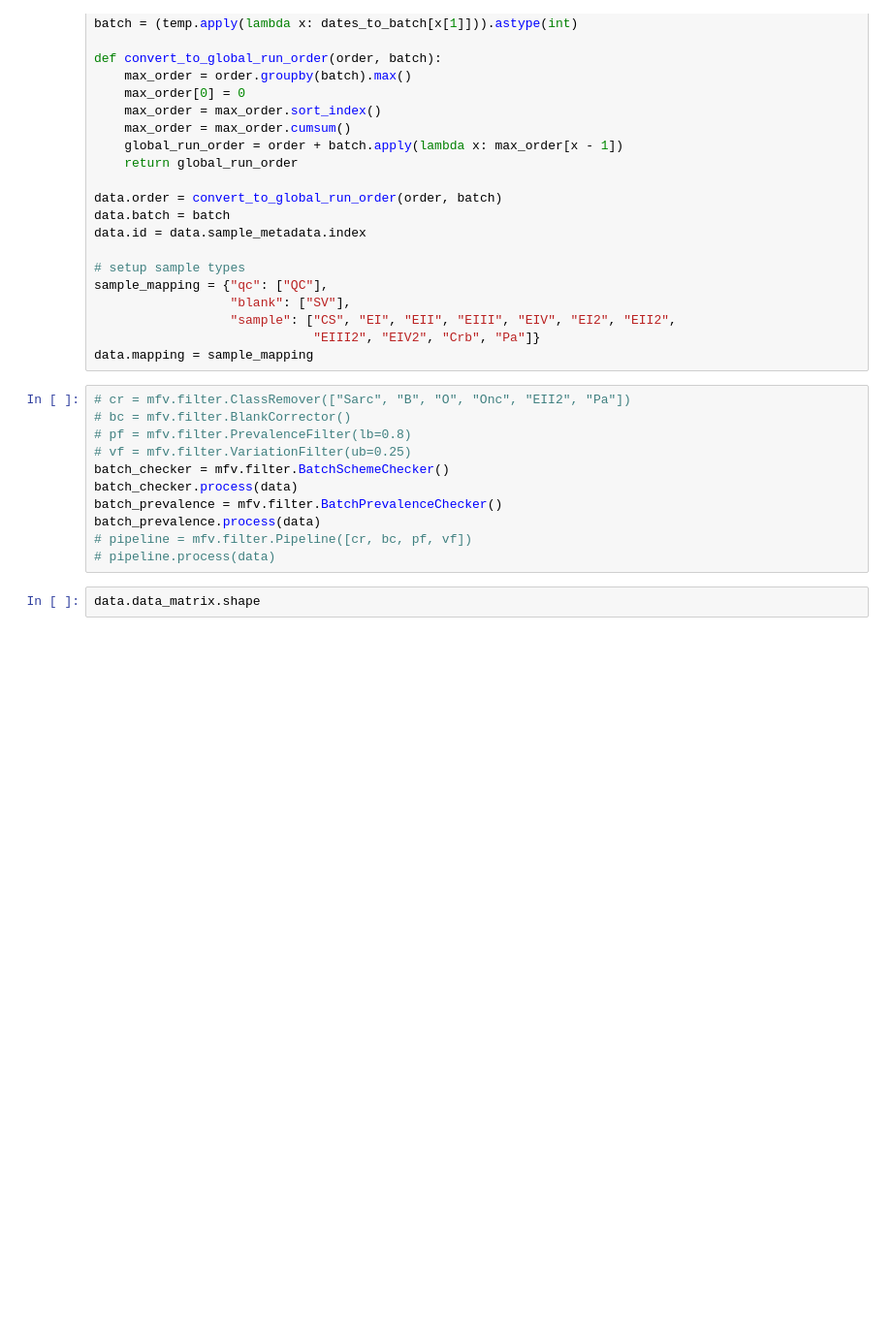
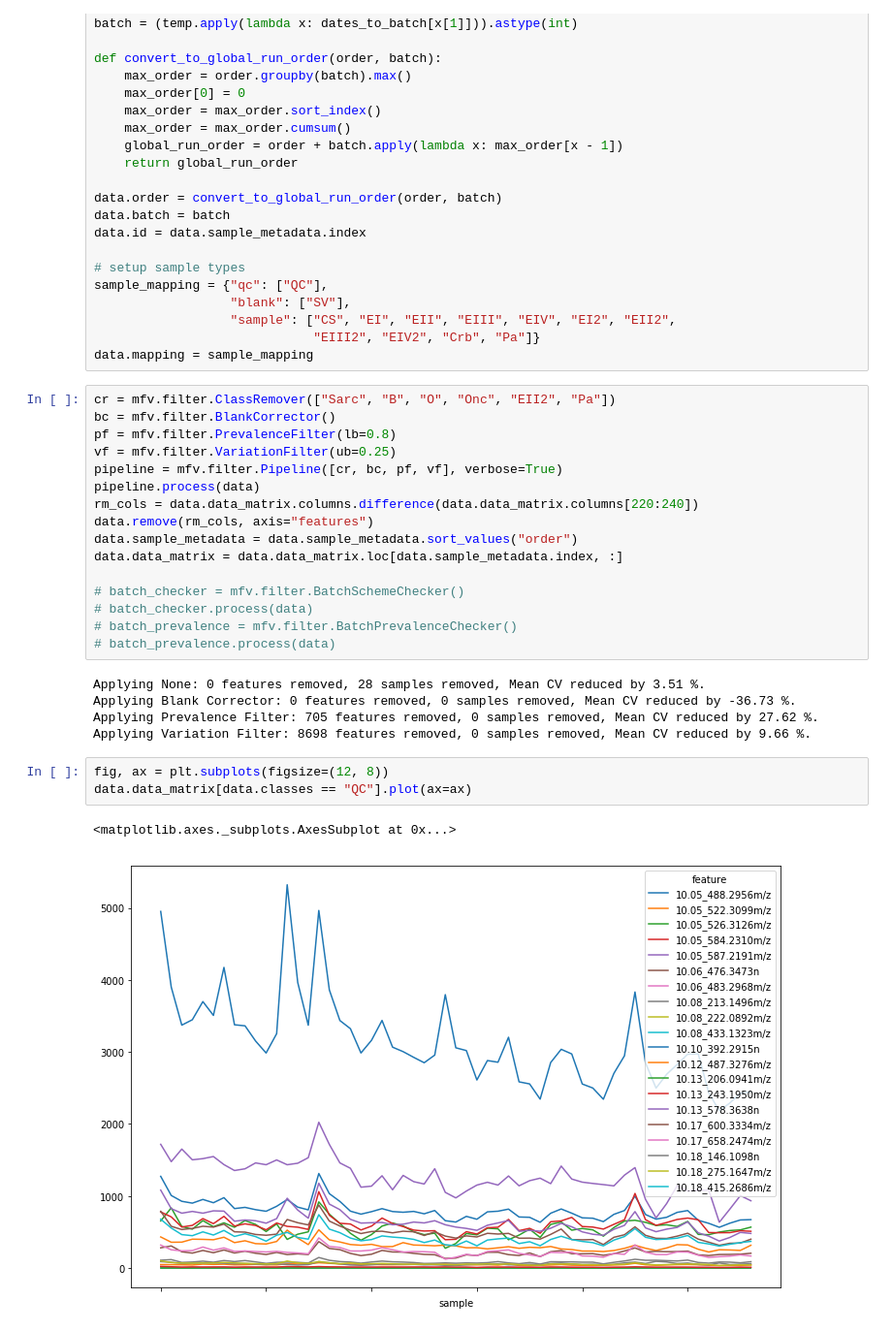
Before and after one commit to griquelme/tidyms, a Jupyter notebook: notebooks/pruebas_figuras.ipynb, the cells around one changed output. Shown: that part at 97% size. Drawn from its saved outputs; the diff is of its cells as text; blank space fills up the shorter version.

```diff
--- a/notebooks/pruebas_figuras.ipynb
+++ b/notebooks/pruebas_figuras.ipynb
@@ -35,15 +38,29 @@ sample_mapping = {"qc": ["QC"],
                              "EIII2", "EIV2", "Crb", "Pa"]}
 data.mapping = sample_mapping
 # %%
-# cr = mfv.filter.ClassRemover(["Sarc", "B", "O", "Onc", "EII2", "Pa"])
-# bc = mfv.filter.BlankCorrector()
-# pf = mfv.filter.PrevalenceFilter(lb=0.8)
-# vf = mfv.filter.VariationFilter(ub=0.25)
-batch_checker = mfv.filter.BatchSchemeChecker()
-batch_checker.process(data)
-batch_prevalence = mfv.filter.BatchPrevalenceChecker()
-batch_prevalence.process(data)
-# pipeline = mfv.filter.Pipeline([cr, bc, pf, vf])
-# pipeline.process(data)
+cr = mfv.filter.ClassRemover(["Sarc", "B", "O", "Onc", "EII2", "Pa"])
+bc = mfv.filter.BlankCorrector()
+pf = mfv.filter.PrevalenceFilter(lb=0.8)
+vf = mfv.filter.VariationFilter(ub=0.25)
+pipeline = mfv.filter.Pipeline([cr, bc, pf, vf], verbose=True)
+pipeline.process(data)
+rm_cols = data.data_matrix.columns.difference(data.data_matrix.columns[220:240])
+data.remove(rm_cols, axis="features")
+data.sample_metadata = data.sample_metadata.sort_values("order")
+data.data_matrix = data.data_matrix.loc[data.sample_metadata.index, :]
+
+# batch_checker = mfv.filter.BatchSchemeChecker()
+# batch_checker.process(data)
+# batch_prevalence = mfv.filter.BatchPrevalenceChecker()
+# batch_prevalence.process(data)
+# %% [output]
+Applying None: 0 features removed, 28 samples removed, Mean CV reduced by 3.51 %.
+Applying Blank Corrector: 0 features removed, 0 samples removed, Mean CV reduced by -36.73 %.
+Applying Prevalence Filter: 705 features removed, 0 samples removed, Mean CV reduced by 27.62 %.
+Applying Variation Filter: 8698 features removed, 0 samples removed, Mean CV reduced by 9.66 %.
-# %%
-data.data_matrix.shape
+# %%
+fig, ax = plt.subplots(figsize=(12, 8))
+data.data_matrix[data.classes == "QC"].plot(ax=ax)
+# %% [output]
+<matplotlib.axes._subplots.AxesSubplot at 0x...>
+[figure, added]
```
Also changed, not shown: parts of 17 cells of this notebook, 9 other files.
